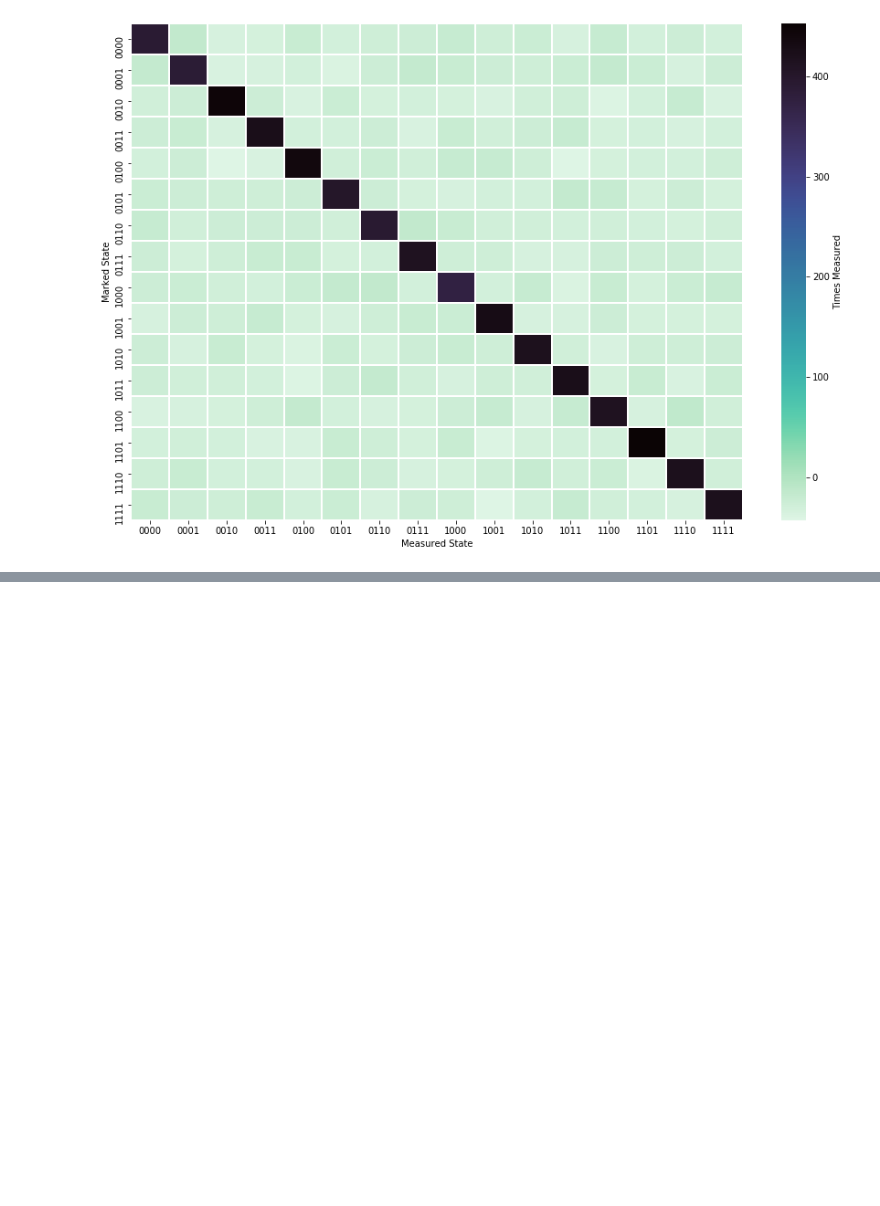
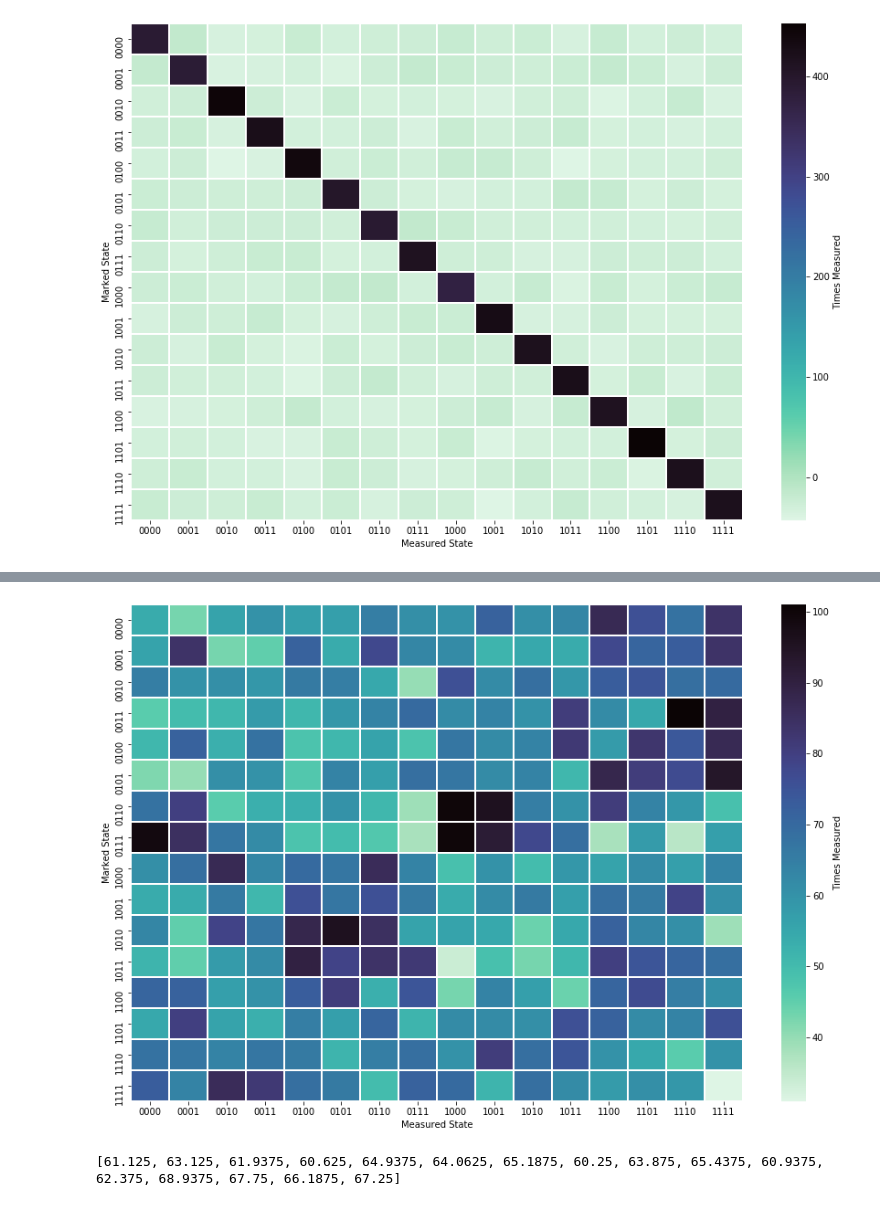
Before and after one commit to SaashaJoshi/grovers-algorithm, a Jupyter notebook: analysis/result_analysis.ipynb, the cells around one changed output, grey strips where cells are left out. Saved outputs shown, nothing was run; the diff lists cells and outputs as text; code cells hidden in the pictures; blank space fills up the shorter version.

```diff
--- a/analysis/result_analysis.ipynb
+++ b/analysis/result_analysis.ipynb
@@ -48,3 +48,23 @@ counts_ibmqx2_states = [counts_m0, counts_m1, counts_m2, counts_m3, counts_m4, c
+# %%
+# ibmq_santiago # 1 iteration
+counts_m0 = {'0000': 54, '0001': 43, '0010': 56, '0011': 60, '0100': 57, '0101': 57, '0110': 65, '0111': 61, '1000': 60, '1001': 72, '1010': 61, '1011': 63, '1100': 87, '1101': 76, '1110': 68, '1111': 84}
+counts_m1 = {'0000': 56, '0001': 84, '0010': 43, '0011': 45, '0100': 72, '0101': 54, '0110': 78, '0111': 63, '1000': 62, '1001': 52, '1010': 55, '1011': 54, '1100': 78, '1101': 71, '1110': 73, '1111': 84}
+counts_m2 = {'0000': 65, '0001': 60, '0010': 61, '0011': 59, '0100': 66, '0101': 65, '0110': 55, '0111': 40, '1000': 76, '1001': 62, '1010': 69, '1011': 59, '1100': 73, '1101': 75, '1110': 69, '1111': 70}
+counts_m3 = {'0000': 46, '0001': 50, '0010': 51, '0011': 58, '0100': 51, '0101': 59, '0110': 64, '0111': 70, '1000': 62, '1001': 64, '1010': 60, '1011': 81, '1100': 62, '1101': 55, '1110': 101, '1111': 90}
+counts_m4 = {'0000': 51, '0001': 72, '0010': 53, '0011': 68, '0100': 48, '0101': 51, '0110': 56, '0111': 48, '1000': 67, '1001': 62, '1010': 64, '1011': 82, '1100': 58, '1101': 83, '1110': 74, '1111': 87}
+counts_m5 = {'0000': 42, '0001': 40, '0010': 61, '0011': 60, '0100': 47, '0101': 64, '0110': 57, '0111': 69, '1000': 67, '1001': 62, '1010': 64, '1011': 51, '1100': 88, '1101': 81, '1110': 77, '1111': 94}
+counts_m6 = {'0000': 68, '0001': 80, '0010': 46, '0011': 53, '0100': 53, '0101': 60, '0110': 51, '0111': 39, '1000': 100, '1001': 96, '1010': 65, '1011': 60, '1100': 81, '1101': 64, '1110': 59, '1111': 49}
+counts_m7 = {'0000': 99, '0001': 85, '0010': 67, '0011': 62, '0100': 48, '0101': 50, '0110': 47, '0111': 38, '1000': 100, '1001': 92, '1010': 78, '1011': 69, '1100': 38, '1101': 58, '1110': 36, '1111': 57}
+counts_m8 = {'0000': 61, '0001': 69, '0010': 87, '0011': 63, '0100': 70, '0101': 67, '0110': 86, '0111': 64, '1000': 49, '1001': 60, '1010': 50, '1011': 59, '1100': 56, '1101': 62, '1110': 57, '1111': 64}
+counts_m9 = {'0000': 54, '0001': 54, '0010': 66, '0011': 51, '0100': 76, '0101': 67, '0110': 76, '0111': 66, '1000': 54, '1001': 62, '1010': 66, '1011': 57, '1100': 69, '1101': 66, '1110': 79, '1111': 61}
+counts_m10 = {'0000': 63, '0001': 45, '0010': 79, '0011': 67, '0100': 88, '0101': 96, '0110': 85, '0111': 56, '1000': 56, '1001': 55, '1010': 44, '1011': 55, '1100': 72, '1101': 63, '1110': 61, '1111': 39}
+counts_m11 = {'0000': 52, '0001': 45, '0010': 58, '0011': 62, '0100': 90, '0101': 79, '0110': 84, '0111': 82, '1000': 34, '1001': 49, '1010': 43, '1011': 51, '1100': 80, '1101': 75, '1110': 71, '1111': 69}
+counts_m12 = {'0000': 71, '0001': 72, '0010': 57, '0011': 60, '0100': 73, '0101': 81, '0110': 53, '0111': 75, '1000': 43, '1001': 64, '1010': 57, '1011': 44, '1100': 71, '1101': 77, '1110': 65, '1111': 61}
+counts_m13 = {'0000': 55, '0001': 80, '0010': 56, '0011': 53, '0100': 65, '0101': 57, '0110': 71, '0111': 52, '1000': 62, '1001': 62, '1010': 61, '1011': 76, '1100': 72, '1101': 62, '1110': 64, '1111': 76}
+counts_m14 = {'0000': 68, '0001': 67, '0010': 64, '0011': 67, '0100': 66, '0101': 52, '0110': 65, '0111': 69, '1000': 60, '1001': 81, '1010': 69, '1011': 75, '1100': 60, '1101': 55, '1110': 46, '1111': 60}
+counts_m15 = {'0000': 73, '0001': 64, '0010': 86, '0011': 82, '0100': 69, '0101': 66, '0110': 50, '0111': 72, '1000': 70, '1001': 52, '1010': 69, '1011': 62, '1100': 58, '1101': 61, '1110': 59, '1111': 31}
+
+counts_ibmq_s_states = [counts_m0, counts_m1, counts_m2, counts_m3, counts_m4, counts_m5, counts_m6, counts_m7, counts_m8, counts_m9, counts_m10, counts_m11, counts_m12, counts_m13, counts_m14, counts_m15]
 # %%
 df_sim = pd.DataFrame(counts_sim_states)
 df_sim.index = ['0000', '0001', '0010', '0011', '0100', '0101', '0110', '0111', '1000', '1001', '1010', '1011', '1100', '1101', '1110', '1111']
@@ -207,0 +184,7 @@ plt.show()
+# %%
+df_ibmq_s = pd.DataFrame(counts_ibmq_s_states)
+df_ibmq_s.index = ['0000', '0001', '0010', '0011', '0100', '0101', '0110', '0111', '1000', '1001', '1010', '1011', '1100', '1101', '1110', '1111']
+df_ibmq_s
+
+# y-axis = Marked State
+# x-axis = Measure State
@@ -207,0 +209,17 @@ plt.show()
+# %%
+fig, ax = plt.subplots(figsize=(15, 10))
+heatmap = sns.heatmap(df_ibmq_s, linewidths = 1, cmap = 'mako_r', cbar_kws = {'label': 'Times Measured'})
+
+plt.xlabel('Measured State')
+plt.ylabel('Marked State')
+# plt.savefig('ibmq_s_heatmap_no_iter.png')
+plt.show()
+# %% [output]
+[figure, added]
+# %%
+Average_Times_Measured_ibmq_s = []
+Average_Times_Measured_ibmq_s = list(df_ibmq_s.mean(axis = 0))
+# Average_Times_Measured = df_ibmq_s.mean(axis = 0)
+print(Average_Times_Measured_ibmq_s)
+# %% [output]
+[61.125, 63.125, 61.9375, 60.625, 64.9375, 64.0625, 65.1875, 60.25, 63.875, 65.4375, 60.9375, 62.375, 68.9375, 67.75, 66.1875, 67.25]
```
Also changed, not shown: parts of 12 cells of this notebook, 22 other files.
